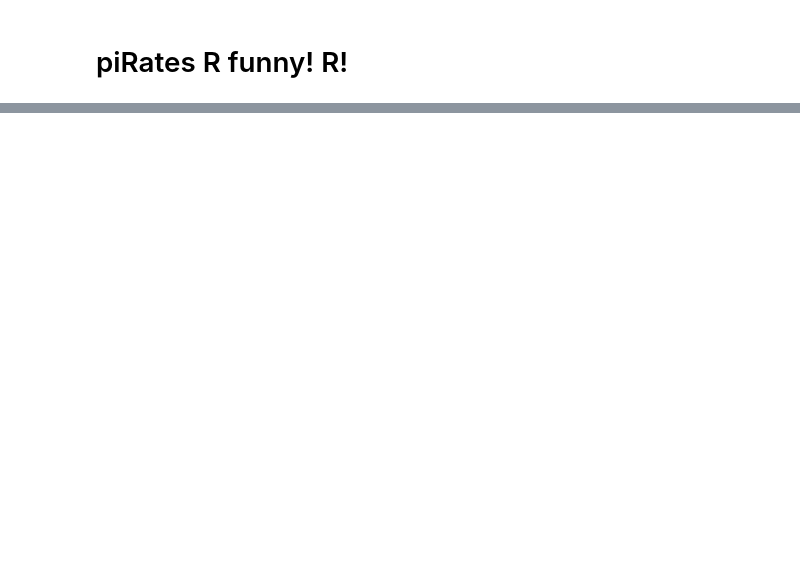
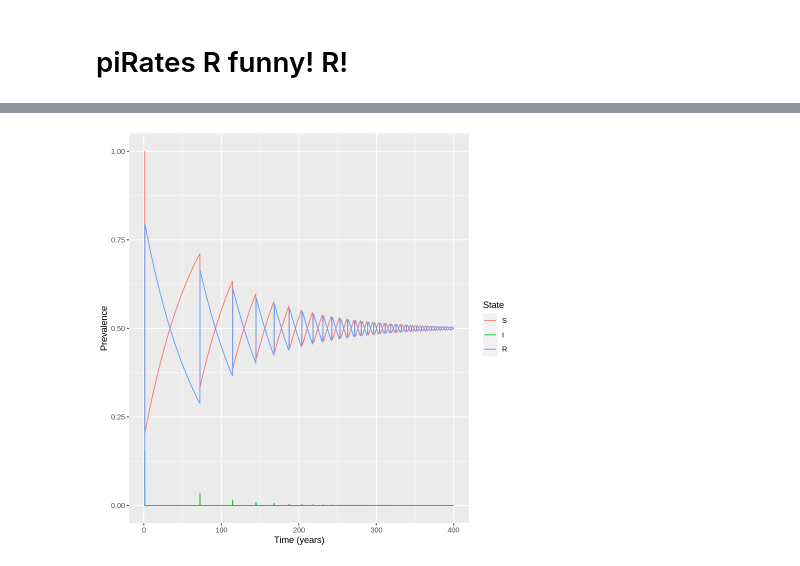
Before and after one commit to matthewbegun/testes, a Jupyter notebook: piRatical.ipynb, the cells around one changed output, grey strips where cells are left out. Cells and saved outputs as stored; diff of their text form; code cells hidden in the pictures; blank space fills up the shorter version.

```diff
--- a/piRatical.ipynb
+++ b/piRatical.ipynb
@@ -53,0 +243,49 @@ source(here::here("script", "9_miscellaneous_estimates.R"))
+# %%
+# from https://gist.github.com/najm94/b3910d162ac2e78dc0d75f848d1d21bf#file-gistfile1-txt
+# population turn over
+
+# library(ggplot2)
+# library(deSolve)
+# library(reshape2)
+pacman::p_load(ggplot2, deSolve, reshape2)
+
+# Model inputs
+
+initial_state_values=c(S=999999,I=1,R=0)
+parameters=c(gamma=0.2*365,beta=0.4*365,mu=1/70,b=1/70)
+
+# Time points
+
+time=seq(from=1,to=400,by=1/365)
+
+# SIR model function
+
+sir_model2 <- function(time,state,parameters){
+  with(as.list(c(state,parameters)),{
+    N=S+I+R
+    lambda=beta*(I/N)
+    dS=-lambda*S-mu*S+b*N
+    dI=lambda*S-gamma*I-mu*I
+    dR=gamma*I-mu*R
+
+    return(list(c(dS,dI,dR)))
+  }
+  )
+}
+
+
+
+# Solving the differential equations:
+output<-as.data.frame(ode(y=initial_state_values,func = sir_model2,parms=parameters,times = time))
+
+out_long=melt(output,id="time")
+
+
+#Plotting the prevelance over time
+ggplot(data = out_long,
+       aes(x = time, y = value/1000000, colour = variable, group = variable)) +
+  geom_line() +
+  xlab("Time (years)")+
+  ylab("Prevalence") + scale_color_discrete(name="State")
+# %% [output]
+[figure, added]
```
Also changed, not shown: parts of 7 cells of this notebook.
